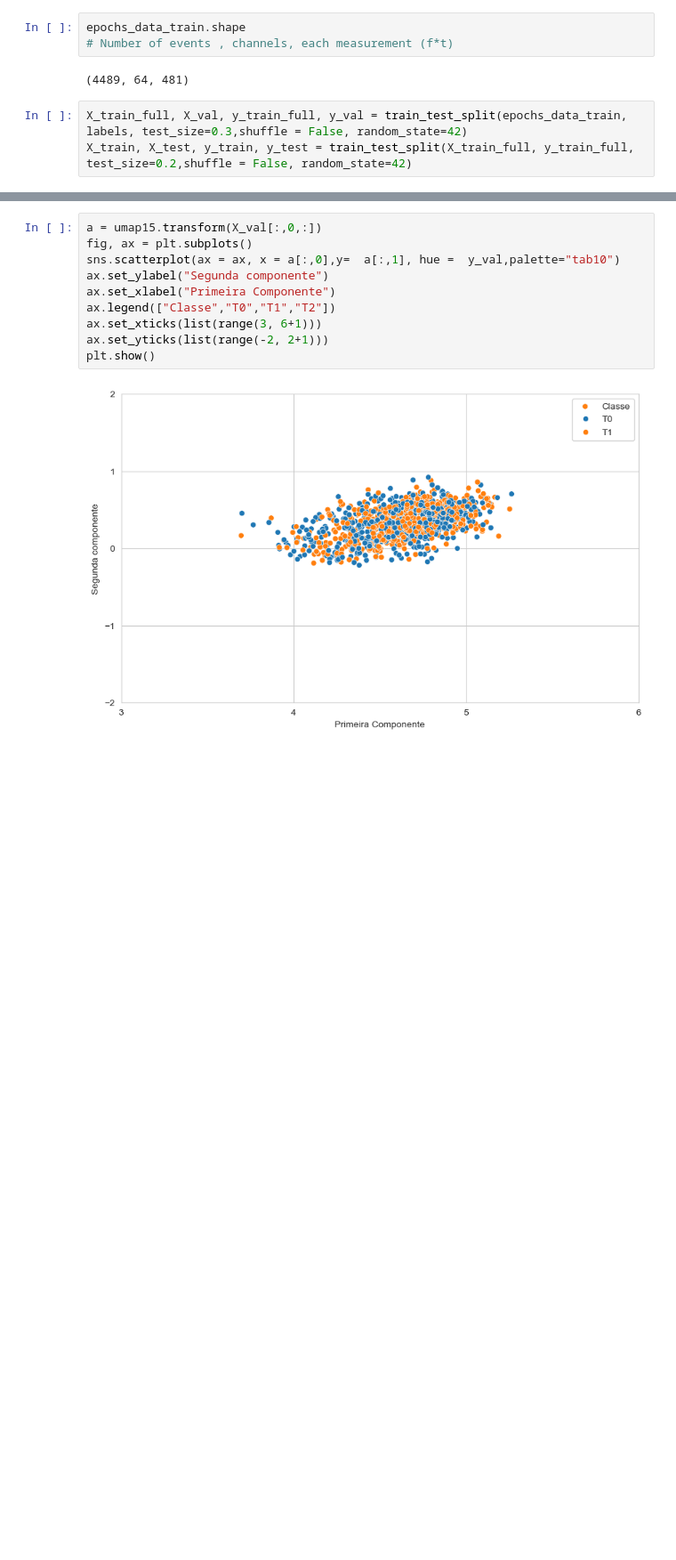
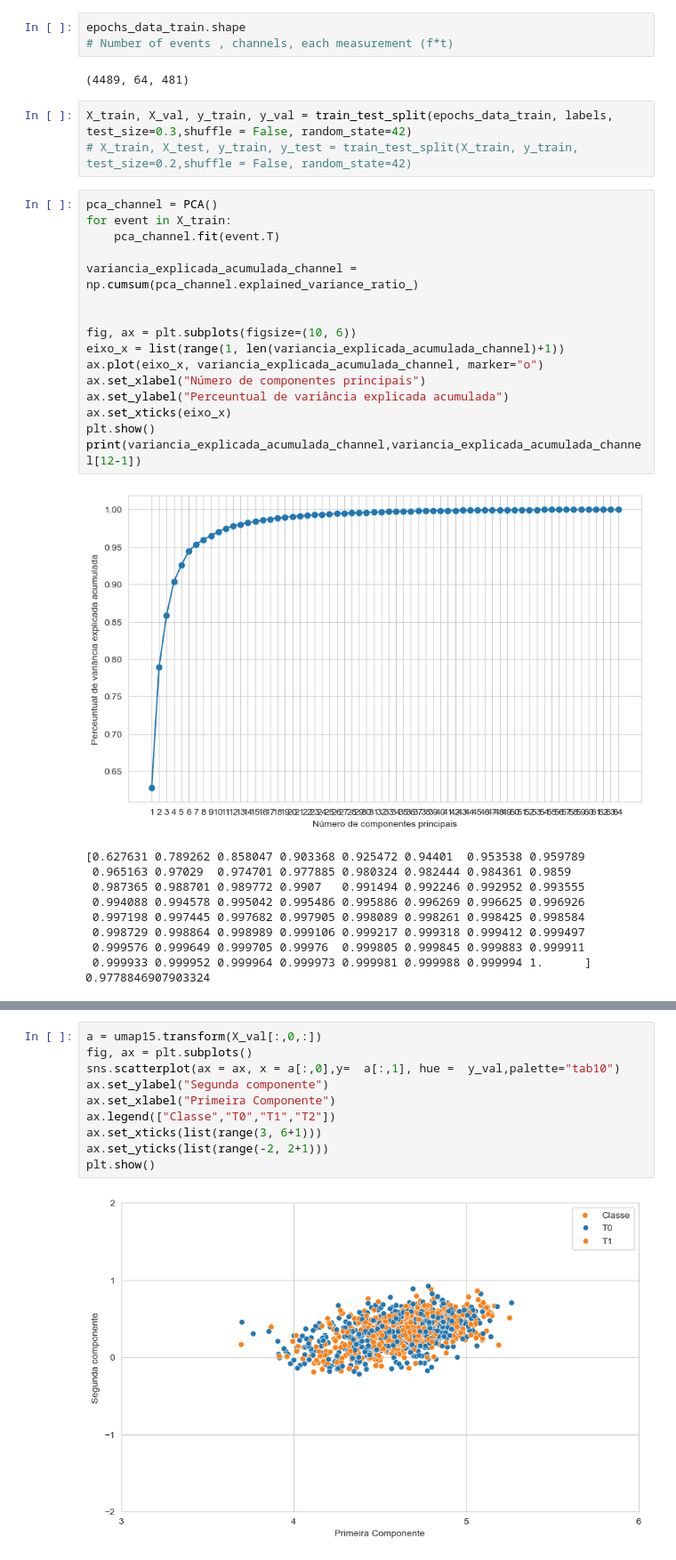
Before and after one commit to MasterExecuson/Data_Science, a Jupyter notebook: code/novos modelos e tratamentos de dados/TCC - epochs processing.ipynb, the cells around one changed output, grey strips where cells are left out. Shown: that part at 89% size. Saved outputs shown, nothing was run; the diff lists cells and outputs as text; blank space fills up the shorter version.

```diff
--- a/code/novos modelos e tratamentos de dados/TCC - epochs processing.ipynb
+++ b/code/novos modelos e tratamentos de dados/TCC - epochs processing.ipynb
@@ -157,5 +284,31 @@ epochs_data_train.shape
 # %% [output]
 (4489, 64, 481)
 # %%
-X_train_full, X_val, y_train_full, y_val = train_test_split(epochs_data_train, labels, test_size=0.3,shuffle = False, random_state=42)
-X_train, X_test, y_train, y_test = train_test_split(X_train_full, y_train_full, test_size=0.2,shuffle = False, random_state=42)
+X_train, X_val, y_train, y_val = train_test_split(epochs_data_train, labels, test_size=0.3,shuffle = False, random_state=42)
+# X_train, X_test, y_train, y_test = train_test_split(X_train, y_train, test_size=0.2,shuffle = False, random_state=42)
+# %%
+pca_channel = PCA()
+for event in X_train:
+    pca_channel.fit(event.T)
+
+variancia_explicada_acumulada_channel = np.cumsum(pca_channel.explained_variance_ratio_)
+
+
+fig, ax = plt.subplots(figsize=(10, 6))
+eixo_x = list(range(1, len(variancia_explicada_acumulada_channel)+1))
+ax.plot(eixo_x, variancia_explicada_acumulada_channel, marker="o")
+ax.set_xlabel("Número de componentes principais")
+ax.set_ylabel("Perceuntual de variância explicada acumulada")
+ax.set_xticks(eixo_x)
+plt.show()
+print(variancia_explicada_acumulada_channel,variancia_explicada_acumulada_channel[12-1])
+# %% [output]
+[figure, added]
+[0.627631 0.789262 0.858047 0.903368 0.925472 0.94401  0.953538 0.959789
+ 0.965163 0.97029  0.974701 0.977885 0.980324 0.982444 0.984361 0.9859
+ 0.987365 0.988701 0.989772 0.9907   0.991494 0.992246 0.992952 0.993555
+ 0.994088 0.994578 0.995042 0.995486 0.995886 0.996269 0.996625 0.996926
+ 0.997198 0.997445 0.997682 0.997905 0.998089 0.998261 0.998425 0.998584
+ 0.998729 0.998864 0.998989 0.999106 0.999217 0.999318 0.999412 0.999497
+ 0.999576 0.999649 0.999705 0.99976  0.999805 0.999845 0.999883 0.999911
+ 0.999933 0.999952 0.999964 0.999973 0.999981 0.999988 0.999994 1.      ] 0.9778846907903324
```
Also changed, not shown: parts of 24 cells of this notebook.
